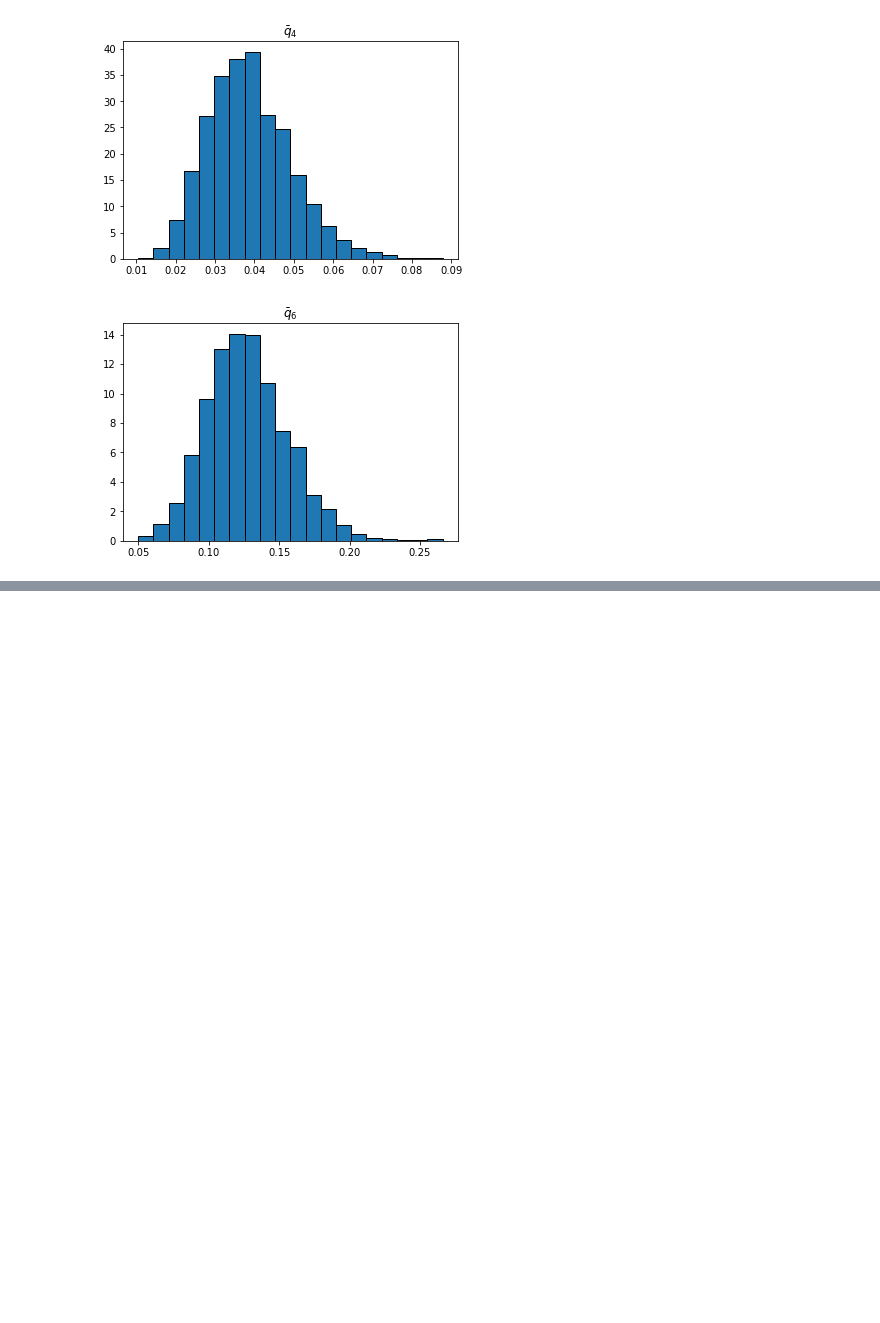
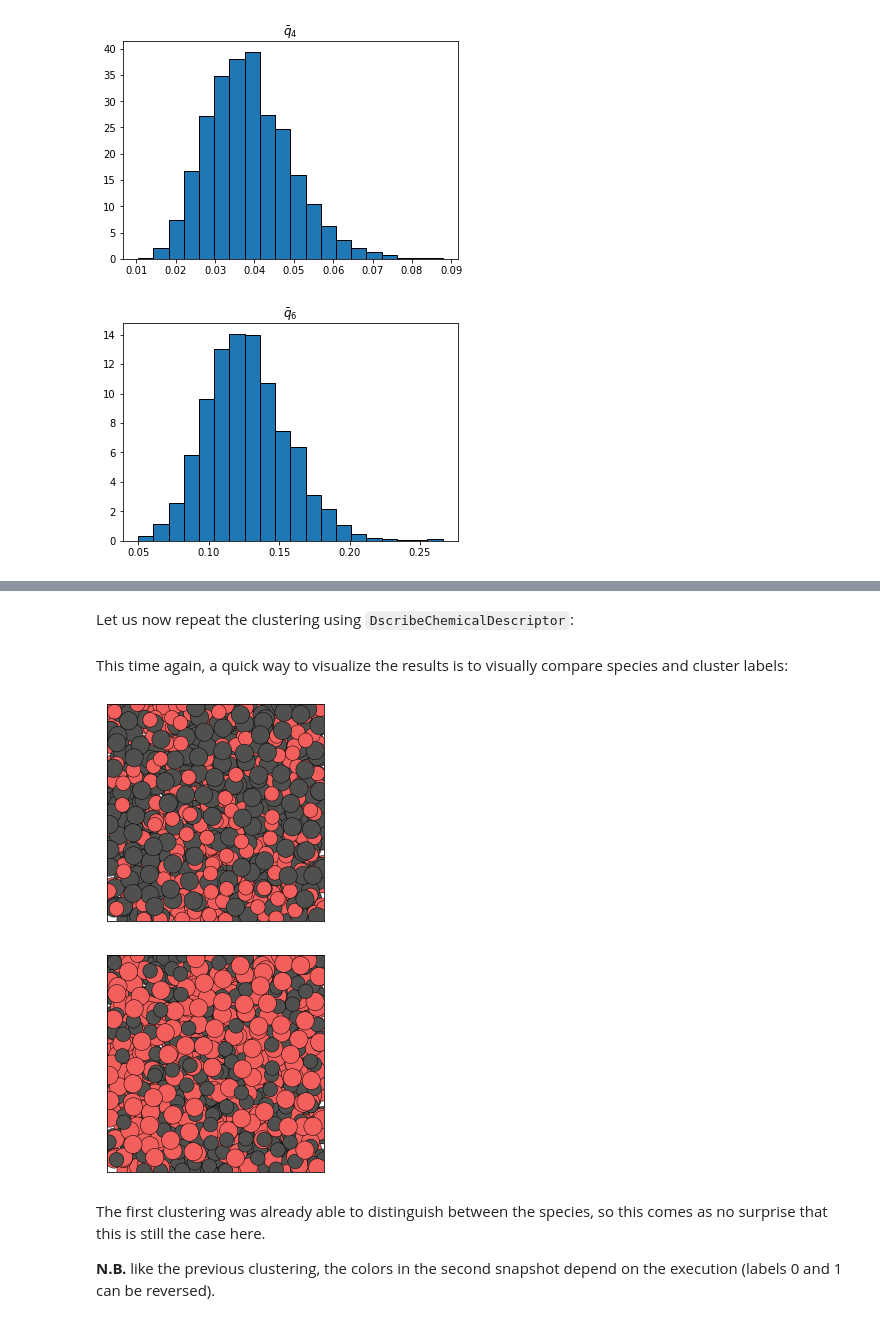
Before and after one commit to jorisparet/partycls, a Jupyter notebook: tutorial/3_descriptors.ipynb, the cells around one changed output, grey strips where cells are left out. Saved outputs shown, nothing was run; the diff lists cells and outputs as text; code cells hidden in the pictures; blank space fills up the shorter version.

```diff
--- a/tutorial/3_descriptors.ipynb
+++ b/tutorial/3_descriptors.ipynb
@@ -275,0 +374,6 @@ plt.show()
+# %%
+# Change the name of the species
+traj.set_property('species', 'C', "species == 'A'")
+traj.set_property('species', 'H', "species == 'B'")
+# %% [markdown]
+Let us now repeat the clustering using `DscribeChemicalDescriptor`:
@@ -275,0 +391,15 @@ plt.show()
+# %% [markdown]
+This time again, a quick way to visualize the results is to visually compare species and cluster labels:
+# %%
+# First snapshot: species
+_ = traj[0].show(color='species', show=True)
+
+# Second snapshot: labels
+_ = traj[0].show(color='label', show=True)
+# %% [output]
+[figure, added]
+[figure, added]
+# %% [markdown]
+The first clustering was already able to distinguish between the species, so this comes as no surprise that this is still the case here.
+
+**N.B.** like the previous clustering, the colors in the second snapshot depend on the execution (labels 0 and 1 can be reversed).
```
Also changed, not shown: parts of 21 cells of this notebook, 3 other files.
